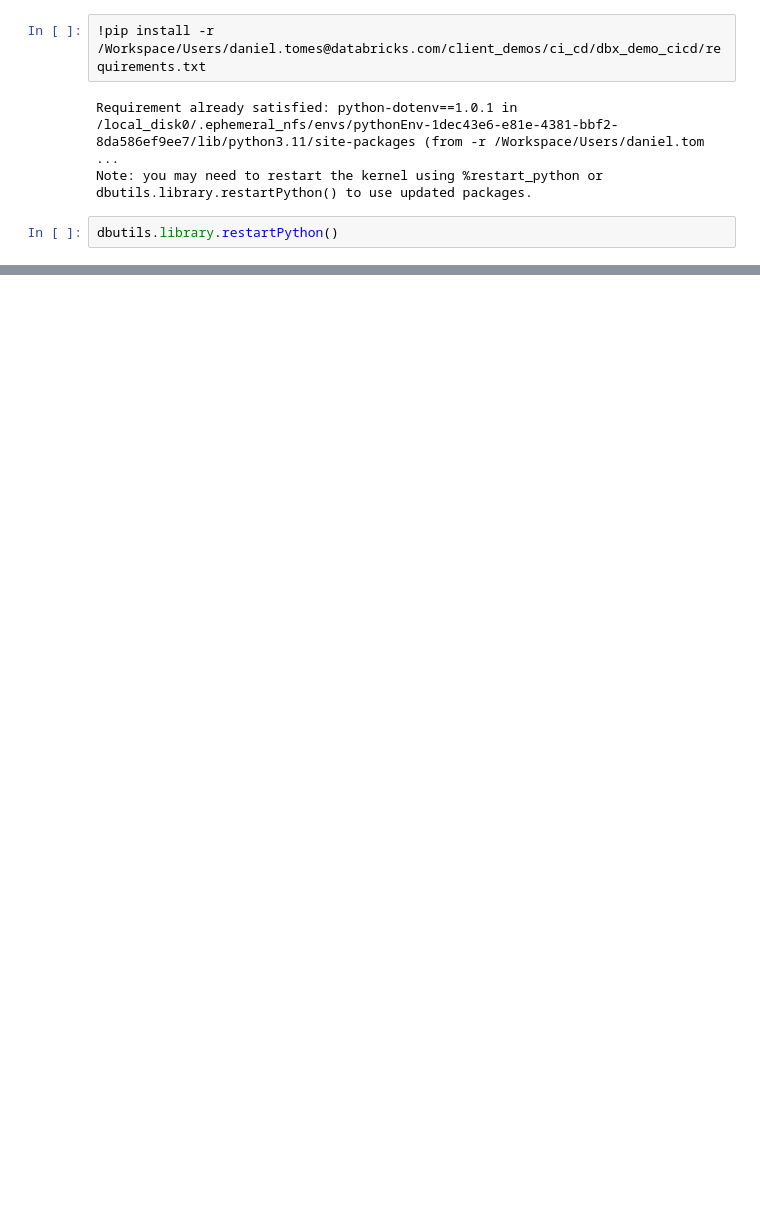
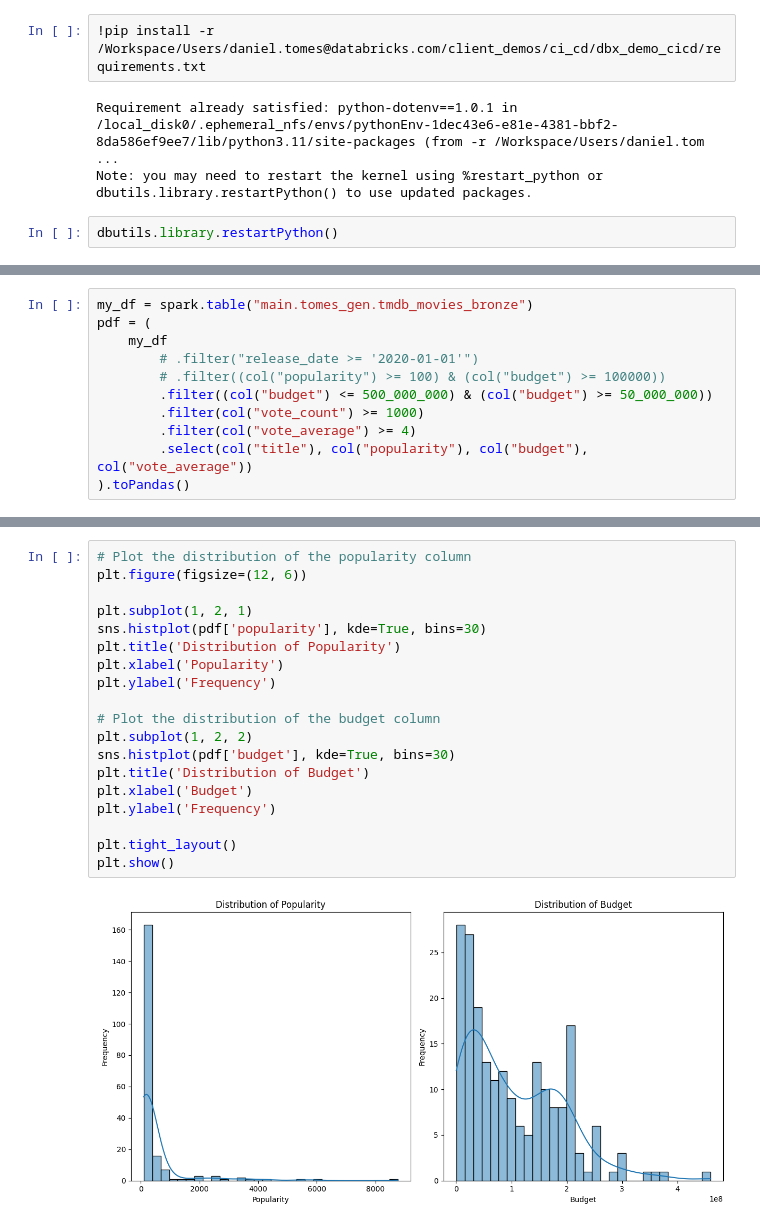
Before and after one commit to GeekSheikh/dbx_demo_cicd, a Jupyter notebook: simple_validation/df_check.ipynb, the cells around one changed output, grey strips where cells are left out. Saved outputs shown, nothing was run; the diff lists cells and outputs as text; blank space fills up the shorter version.

```diff
--- a/simple_validation/df_check.ipynb
+++ b/simple_validation/df_check.ipynb
@@ -26,0 +21,11 @@ pdf
+# %%
+my_df = spark.table("main.tomes_gen.tmdb_movies_bronze")
+pdf = (
+    my_df
+        # .filter("release_date >= '2020-01-01'")
+        # .filter((col("popularity") >= 100) & (col("budget") >= 100000))
+        .filter((col("budget") <= 500_000_000) & (col("budget") >= 50_000_000))
+        .filter(col("vote_count") >= 1000)
+        .filter(col("vote_average") >= 4)
+        .select(col("title"), col("popularity"), col("budget"), col("vote_average"))
+).toPandas()
@@ -26,0 +48,21 @@ pdf
+# %%
+# Plot the distribution of the popularity column
+plt.figure(figsize=(12, 6))
+
+plt.subplot(1, 2, 1)
+sns.histplot(pdf['popularity'], kde=True, bins=30)
+plt.title('Distribution of Popularity')
+plt.xlabel('Popularity')
+plt.ylabel('Frequency')
+
+# Plot the distribution of the budget column
+plt.subplot(1, 2, 2)
+sns.histplot(pdf['budget'], kde=True, bins=30)
+plt.title('Distribution of Budget')
+plt.xlabel('Budget')
+plt.ylabel('Frequency')
+
+plt.tight_layout()
+plt.show()
+# %% [output]
+[figure, added]
```
Also changed, not shown: parts of 10 cells of this notebook, 1 other file.
